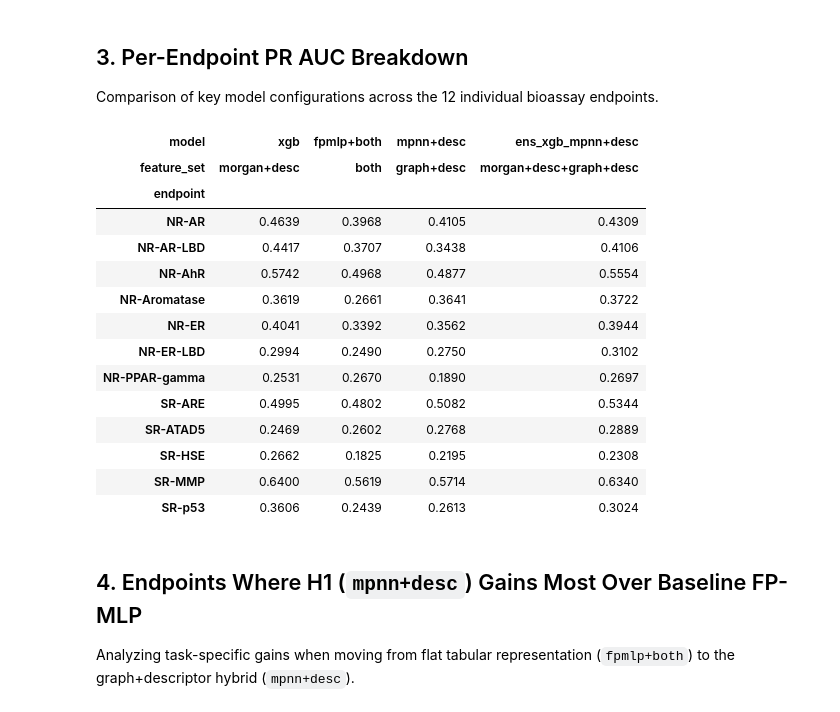
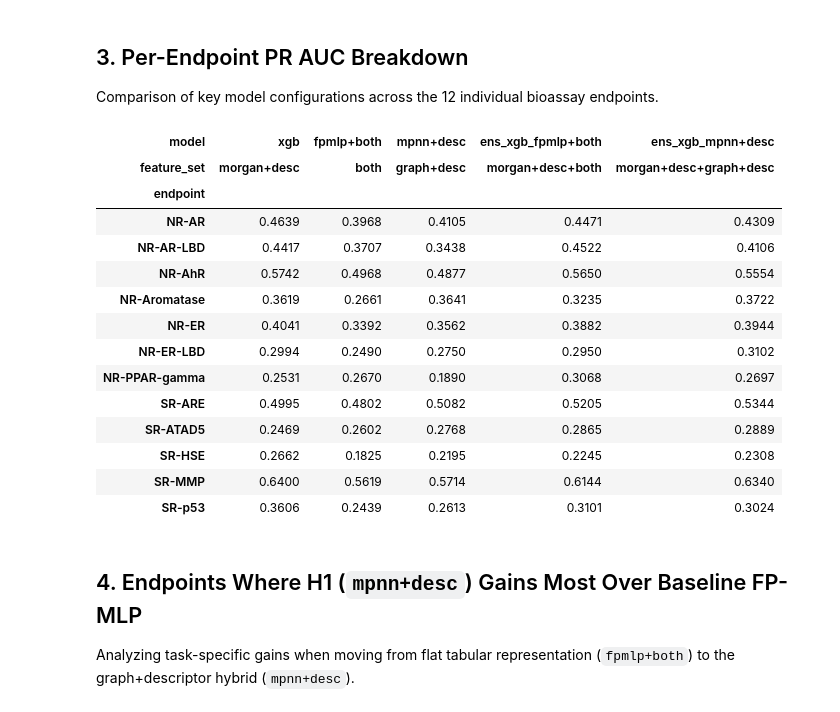
Before and after one commit to GabbyMymus/Molecular-Toxicity-Prediction, a Jupyter notebook: tox21-phase1/notebooks/05_hybrid_analysis.ipynb, the cells around one changed output. Saved outputs shown, nothing was run; the diff lists cells and outputs as text; code cells hidden in the pictures.

```diff
--- a/tox21-phase1/notebooks/05_hybrid_analysis.ipynb
+++ b/tox21-phase1/notebooks/05_hybrid_analysis.ipynb
@@ -93,30 +158,31 @@ Comparison of key model configurations across the 12 individual bioassay endpoin
 # %%
 key_models = [
     ("xgb", "morgan+desc"),
     ("fpmlp+both", "both"),
     ("mpnn+desc", "graph+desc"),
-    ("ens_xgb_mpnn+desc", "morgan+desc+graph+desc")
+    ("ens_xgb_fpmlp+both", "morgan+desc+both"),                      # H2 primary (validation-selected partner)
+    ("ens_xgb_mpnn+desc", "morgan+desc+graph+desc"),   # H2 secondary variant
 ]
 
 endpoint_pr = A.endpoint_table(df, split="scaffold", metric="pr_auc")
 endpoint_pr_filtered = endpoint_pr[[col for col in key_models if col in endpoint_pr.columns]]
 endpoint_pr_filtered.round(4)
 # %% [output]
-| model | xgb | fpmlp+both | mpnn+desc | ens_xgb_mpnn+desc |
-| feature_set | morgan+desc | both | graph+desc | morgan+desc+graph+desc |
-| endpoint |  |  |  |  |
-| NR-AR | 0.4639 | 0.3968 | 0.4105 | 0.4309 |
-| NR-AR-LBD | 0.4417 | 0.3707 | 0.3438 | 0.4106 |
-| NR-AhR | 0.5742 | 0.4968 | 0.4877 | 0.5554 |
-| NR-Aromatase | 0.3619 | 0.2661 | 0.3641 | 0.3722 |
-| NR-ER | 0.4041 | 0.3392 | 0.3562 | 0.3944 |
-| NR-ER-LBD | 0.2994 | 0.2490 | 0.2750 | 0.3102 |
-| NR-PPAR-gamma | 0.2531 | 0.2670 | 0.1890 | 0.2697 |
-| SR-ARE | 0.4995 | 0.4802 | 0.5082 | 0.5344 |
-| SR-ATAD5 | 0.2469 | 0.2602 | 0.2768 | 0.2889 |
-| SR-HSE | 0.2662 | 0.1825 | 0.2195 | 0.2308 |
-| SR-MMP | 0.6400 | 0.5619 | 0.5714 | 0.6340 |
-| SR-p53 | 0.3606 | 0.2439 | 0.2613 | 0.3024 |
+| model | xgb | fpmlp+both | mpnn+desc | ens_xgb_fpmlp+both | ens_xgb_mpnn+desc |
+| feature_set | morgan+desc | both | graph+desc | morgan+desc+both | morgan+desc+graph+desc |
+| endpoint |  |  |  |  |  |
+| NR-AR | 0.4639 | 0.3968 | 0.4105 | 0.4471 | 0.4309 |
+| NR-AR-LBD | 0.4417 | 0.3707 | 0.3438 | 0.4522 | 0.4106 |
+| NR-AhR | 0.5742 | 0.4968 | 0.4877 | 0.5650 | 0.5554 |
+| NR-Aromatase | 0.3619 | 0.2661 | 0.3641 | 0.3235 | 0.3722 |
+| NR-ER | 0.4041 | 0.3392 | 0.3562 | 0.3882 | 0.3944 |
+| NR-ER-LBD | 0.2994 | 0.2490 | 0.2750 | 0.2950 | 0.3102 |
+| NR-PPAR-gamma | 0.2531 | 0.2670 | 0.1890 | 0.3068 | 0.2697 |
+| SR-ARE | 0.4995 | 0.4802 | 0.5082 | 0.5205 | 0.5344 |
+| SR-ATAD5 | 0.2469 | 0.2602 | 0.2768 | 0.2865 | 0.2889 |
+| SR-HSE | 0.2662 | 0.1825 | 0.2195 | 0.2245 | 0.2308 |
+| SR-MMP | 0.6400 | 0.5619 | 0.5714 | 0.6144 | 0.6340 |
+| SR-p53 | 0.3606 | 0.2439 | 0.2613 | 0.3101 | 0.3024 |
 # %% [markdown]
 ## 4. Endpoints Where H1 (`mpnn+desc`) Gains Most Over Baseline FP-MLP
 Analyzing task-specific gains when moving from flat tabular representation (`fpmlp+both`) to the graph+descriptor hybrid (`mpnn+desc`).
```
Also changed, not shown: parts of 10 cells of this notebook, 5 other files.
